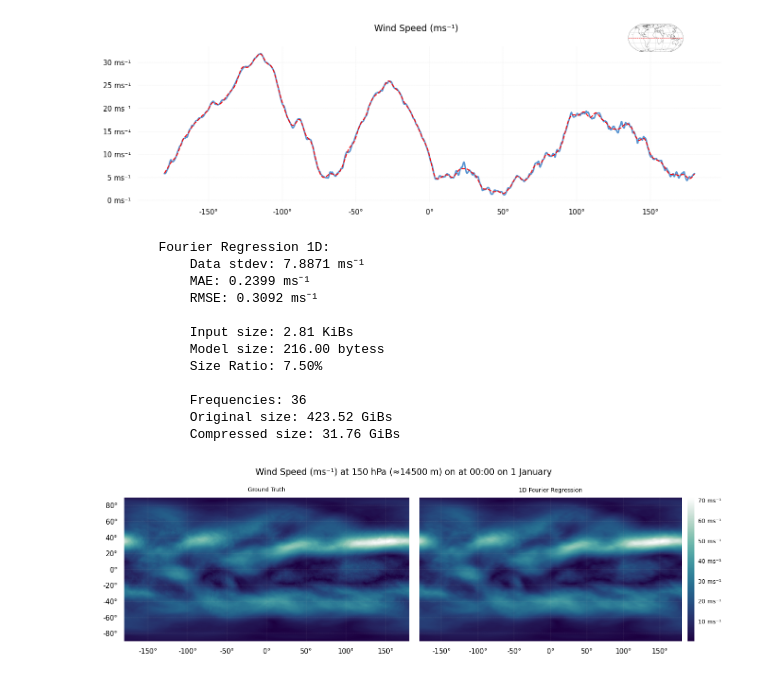
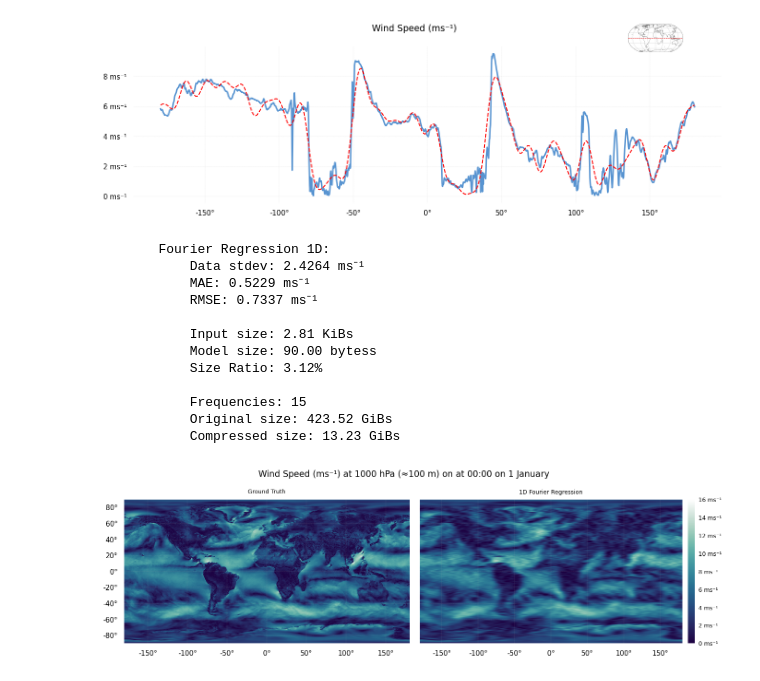
Before and after one commit to BhavyeMathur/wind-prediction-merra2, a Jupyter notebook: exploration/ERA5-FT-1D.ipynb, the cells around one changed output. Saved outputs shown, nothing was run; the diff lists cells and outputs as text; code cells hidden in the pictures.

```diff
--- a/exploration/ERA5-FT-1D.ipynb
+++ b/exploration/ERA5-FT-1D.ipynb
@@ -8,8 +8,8 @@ from era5.model import FourierRegression
 # %%
 variable = era5.WindSpeed()
 # %%
-idx = ["TAVG-01-01 00:00", 150, 0]
-model = FourierRegression(variable, idx, quantile=0.95)
+idx = ["TAVG-01-01 00:00", 1000, 0]
+model = FourierRegression(variable, idx, quantile=0.98)
 model.fft()
 
 plot = era5.plot(variable, idx)
@@ -19,39 +19,39 @@ plot.show()
 
 model.describe()
 # %% [output]
-[figure, old version]
+[figure, new version]
         Fourier Regression 1D:
-            Data stdev: 7.8871 ms⁻¹
-            MAE: 0.2399 ms⁻¹
-            RMSE: 0.3092 ms⁻¹
+            Data stdev: 2.4264 ms⁻¹
+            MAE: 0.5229 ms⁻¹
+            RMSE: 0.7337 ms⁻¹
 
             Input size: 2.81 KiBs
-            Model size: 216.00 bytess
-            Size Ratio: 7.50%
+            Model size: 90.00 bytess
+            Size Ratio: 3.12%
 
-            Frequencies: 36
+            Frequencies: 15
             Original size: 423.52 GiBs
-            Compressed size: 31.76 GiBs
+            Compressed size: 13.23 GiBs
 # %%
-idx = ["TAVG-01-01 00:00", 150]
+idx = ["TAVG-01-01 00:00", 1000]
 prediction = []
 
 for lat in np.linspace(90, -90, 721, endpoint=True):
-    model = FourierRegression(variable, [*idx, lat], quantile=0.95)
+    model = FourierRegression(variable, [*idx, lat], quantile=0.98)
     model.fft()
     prediction.append(model.predict())
 
 
 fig = era5.MetFigure(cols=2, sharey=True, sharex=True)
 
 plot = era5.plot(variable, idx, axes=fig[0])
 plot.plot(colorbar=False)
 plot.set_ax_title("Ground Truth")
 
 plot = era5.plot(variable, idx, axes=fig[1])
 plot.plot(prediction)
 plot.set_ax_title("1D Fourier Regression")
 
 plot.show()
 # %% [output]
-[figure, old version]
+[figure, new version]
```
Also changed, not shown: 1 other file.
